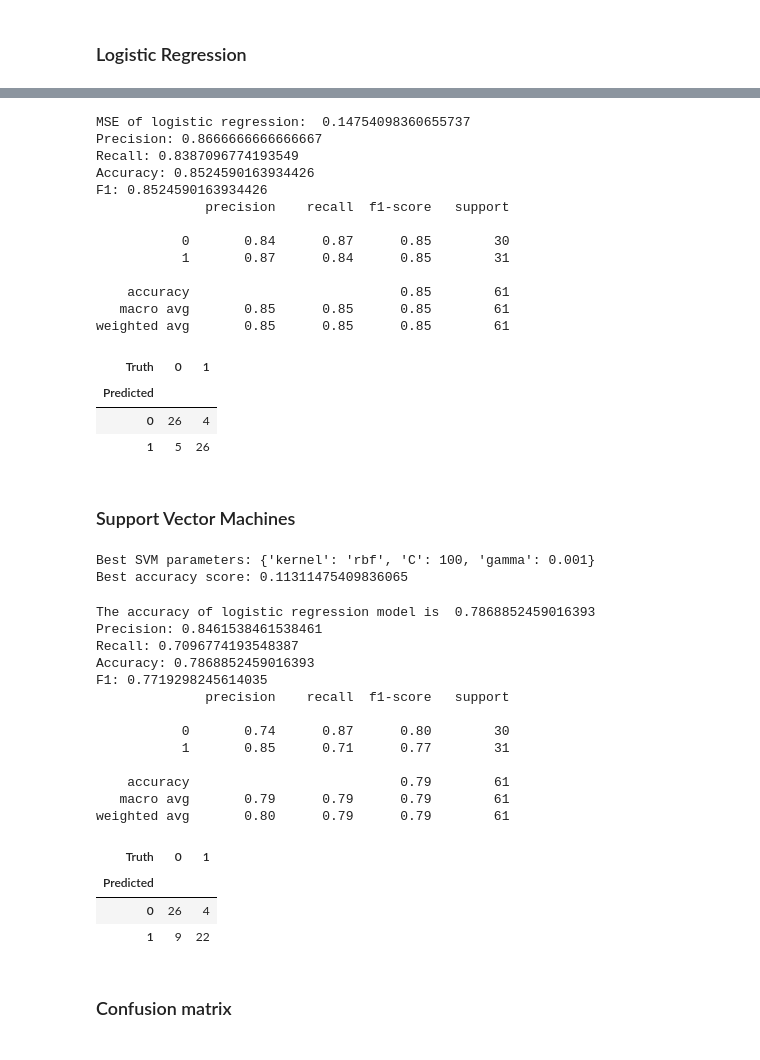
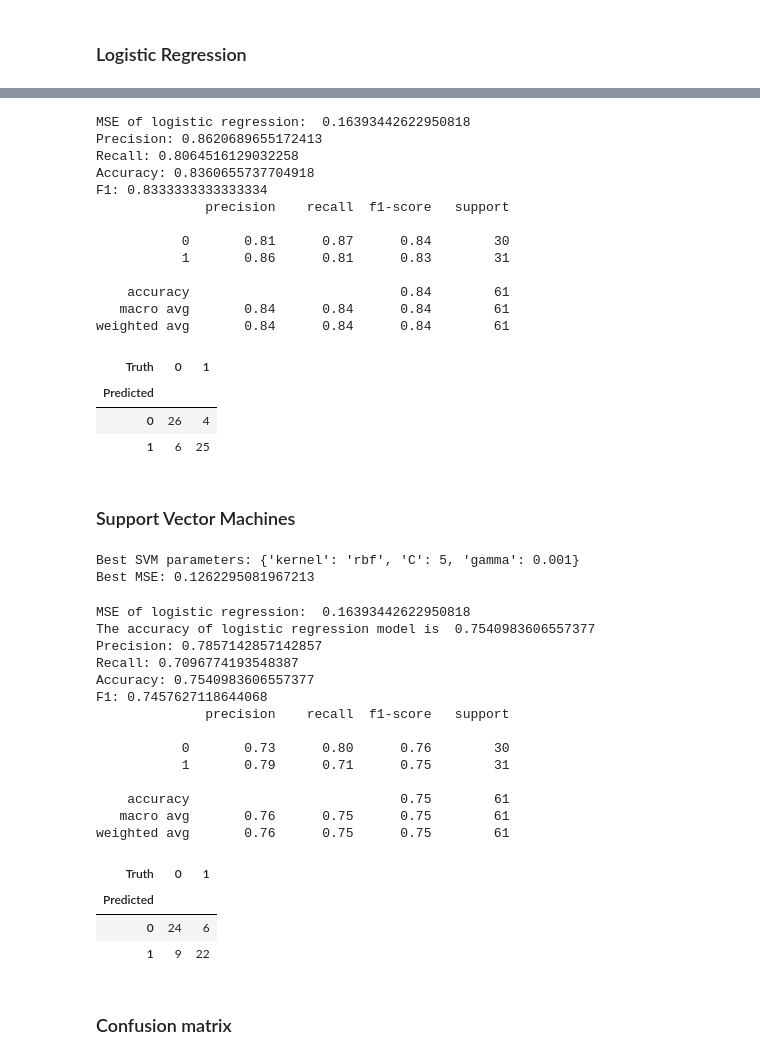
Before and after one commit to soumya-khanna/Wildfire-Prediction-Model, a Jupyter notebook: model.ipynb, the cells around one changed output, grey strips where cells are left out. Cells and saved outputs as stored; diff of their text form; code cells hidden in the pictures.

```diff
--- a/model.ipynb
+++ b/model.ipynb
@@ -628,48 +628,45 @@ X_train, X_test, y_train, y_test = train_test_split(X, y, test_size=0.2, shuffle
 X_train_scaled = scaler.fit_transform(X_train)
 X_test_scaled = scaler.transform(X_test)
 
 # Fit the logistic regression model
 model = LogisticRegression(max_iter=1000)
 model.fit(X_train_scaled, y_train)
 
-# Using threshold that we figured out from earlier
-threshold = 0.4
-
 # Predict probabilities
 probabilities = model.predict_proba(X_test_scaled)[:, 1]
 
 # Assign predictions based on the specified threshold
-prediction = (probabilities >= threshold).astype(int)
+prediction = (probabilities >= best_threshold).astype(int)
 
 # Calculate MSE
 mse = metrics.mean_squared_error(prediction, y_test)
 print('MSE of logistic regression: ', mse)
 
 # Print evaluation metrics
 print('Precision:', metrics.precision_score(y_test, prediction))
 print('Recall:', metrics.recall_score(y_test, prediction))
 print('Accuracy:', metrics.accuracy_score(y_test, prediction))
 print('F1:', metrics.f1_score(y_test, prediction))
 print(metrics.classification_report(y_test, prediction))
 confusion_table(y_test, prediction)
 # %% [output]
-MSE of logistic regression:  0.14754098360655737
-Precision: 0.8666666666666667
-Recall: 0.8387096774193549
-Accuracy: 0.8524590163934426
-F1: 0.8524590163934426
+MSE of logistic regression:  0.16393442622950818
+Precision: 0.8620689655172413
+Recall: 0.8064516129032258
+Accuracy: 0.8360655737704918
+F1: 0.8333333333333334
               precision    recall  f1-score   support
 
-           0       0.84      0.87      0.85        30
-           1       0.87      0.84      0.85        31
+           0       0.81      0.87      0.84        30
+           1       0.86      0.81      0.83        31
 
-    accuracy                           0.85        61
-   macro avg       0.85      0.85      0.85        61
-weighted avg       0.85      0.85      0.85        61
+    accuracy                           0.84        61
+   macro avg       0.84      0.84      0.84        61
+weighted avg       0.84      0.84      0.84        61
 | Truth | 0 | 1 |
 | Predicted |  |  |
 | 0 | 26 | 4 |
-| 1 | 5 | 26 |
+| 1 | 6 | 25 |
 # %% [markdown]
 ### Support Vector Machines
 # %%
@@ -755,10 +752,10 @@ for C in [0.001,0.01,0.1,1,5,10,100]:
             best_params = settings.copy()
 
 print("Best SVM parameters:", best_params)
-print("Best accuracy score:", best_mse)
+print("Best MSE:", best_mse)
 # %% [output]
-Best SVM parameters: {'kernel': 'rbf', 'C': 100, 'gamma': 0.001}
-Best accuracy score: 0.11311475409836065
+Best SVM parameters: {'kernel': 'rbf', 'C': 5, 'gamma': 0.001}
+Best MSE: 0.1262295081967213
 # %%
 # Using our best Accuracy score for SVM, we will build out the SVM with our non-bootstrapped data
 scaler = StandardScaler()
@@ -770,9 +767,12 @@ X_train_scaled = scaler.fit_transform(X_train)
 X_test_scaled = scaler.transform(X_test)
 
 # Fit the model
-model_svm = SVC(kernel='rbf', C=100, gamma=0.001)
+model_svm = SVC(kernel='rbf', C=best_params['C'], gamma=best_params['gamma'])
 model_svm.fit(X_train, y_train)
 predict_svm = model_svm.predict(X_test)
+
+mse = metrics.mean_squared_error(prediction, y_test)
+print('MSE of logistic regression: ', mse)
 
 # Calculate accuracy
 acc = metrics.accuracy_score(y_test, predict_svm)
@@ -785,22 +785,23 @@ print('F1:', metrics.f1_score(y_test, predict_svm))
 print(metrics.classification_report(y_test, predict_svm))
 confusion_table(y_test, predict_svm)
 # %% [output]
-The accuracy of logistic regression model is  0.7868852459016393
-Precision: 0.8461538461538461
+MSE of logistic regression:  0.16393442622950818
+The accuracy of logistic regression model is  0.7540983606557377
+Precision: 0.7857142857142857
 Recall: 0.7096774193548387
-Accuracy: 0.7868852459016393
-F1: 0.7719298245614035
+Accuracy: 0.7540983606557377
+F1: 0.7457627118644068
               precision    recall  f1-score   support
 
-           0       0.74      0.87      0.80        30
-           1       0.85      0.71      0.77        31
+           0       0.73      0.80      0.76        30
+           1       0.79      0.71      0.75        31
 
-    accuracy                           0.79        61
-   macro avg       0.79      0.79      0.79        61
-weighted avg       0.80      0.79      0.79        61
+    accuracy                           0.75        61
+   macro avg       0.76      0.75      0.75        61
+weighted avg       0.76      0.75      0.75        61
 | Truth | 0 | 1 |
 | Predicted |  |  |
-| 0 | 26 | 4 |
+| 0 | 24 | 6 |
 | 1 | 9 | 22 |
 # %% [markdown]
 ### Confusion matrix
```
Also changed, not shown: parts of 17 cells of this notebook.
